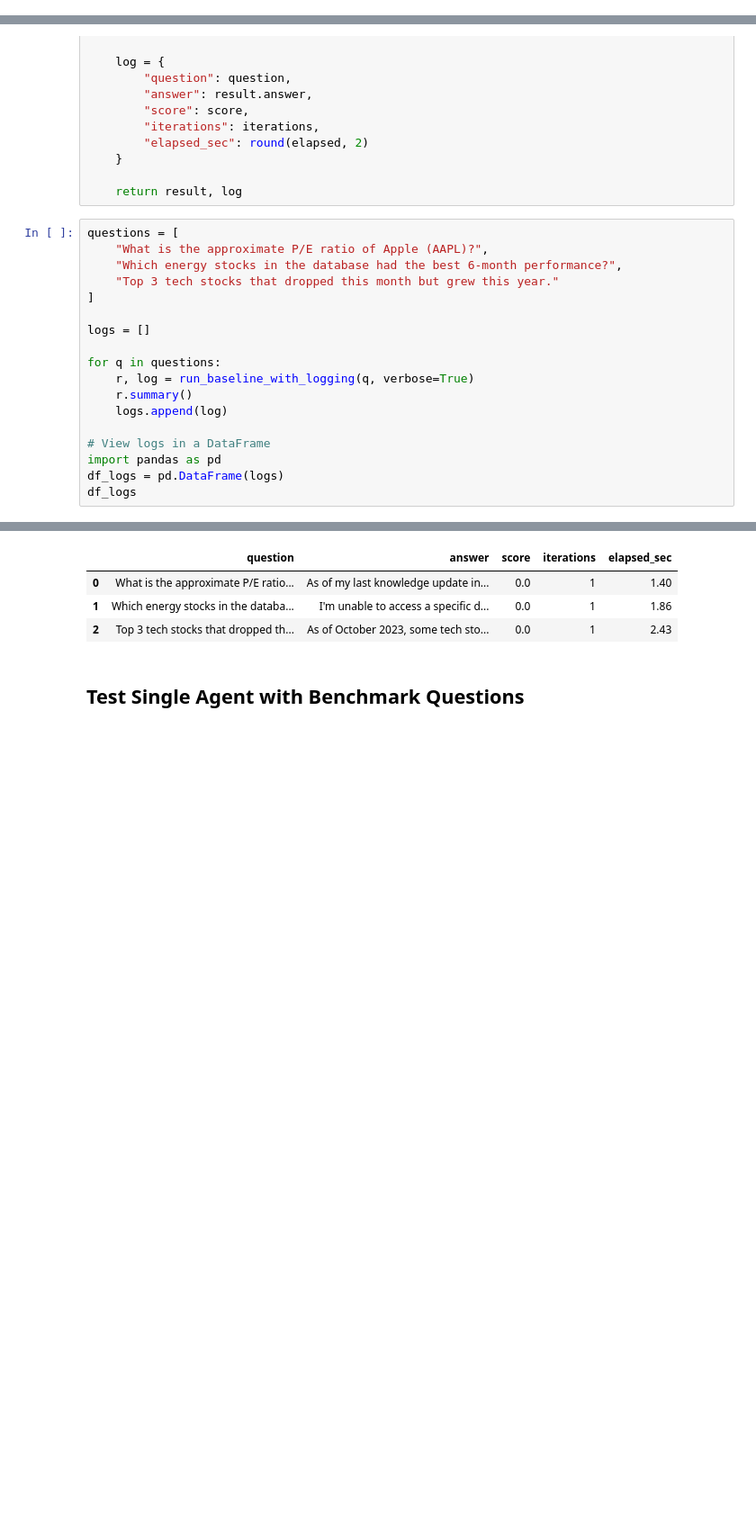
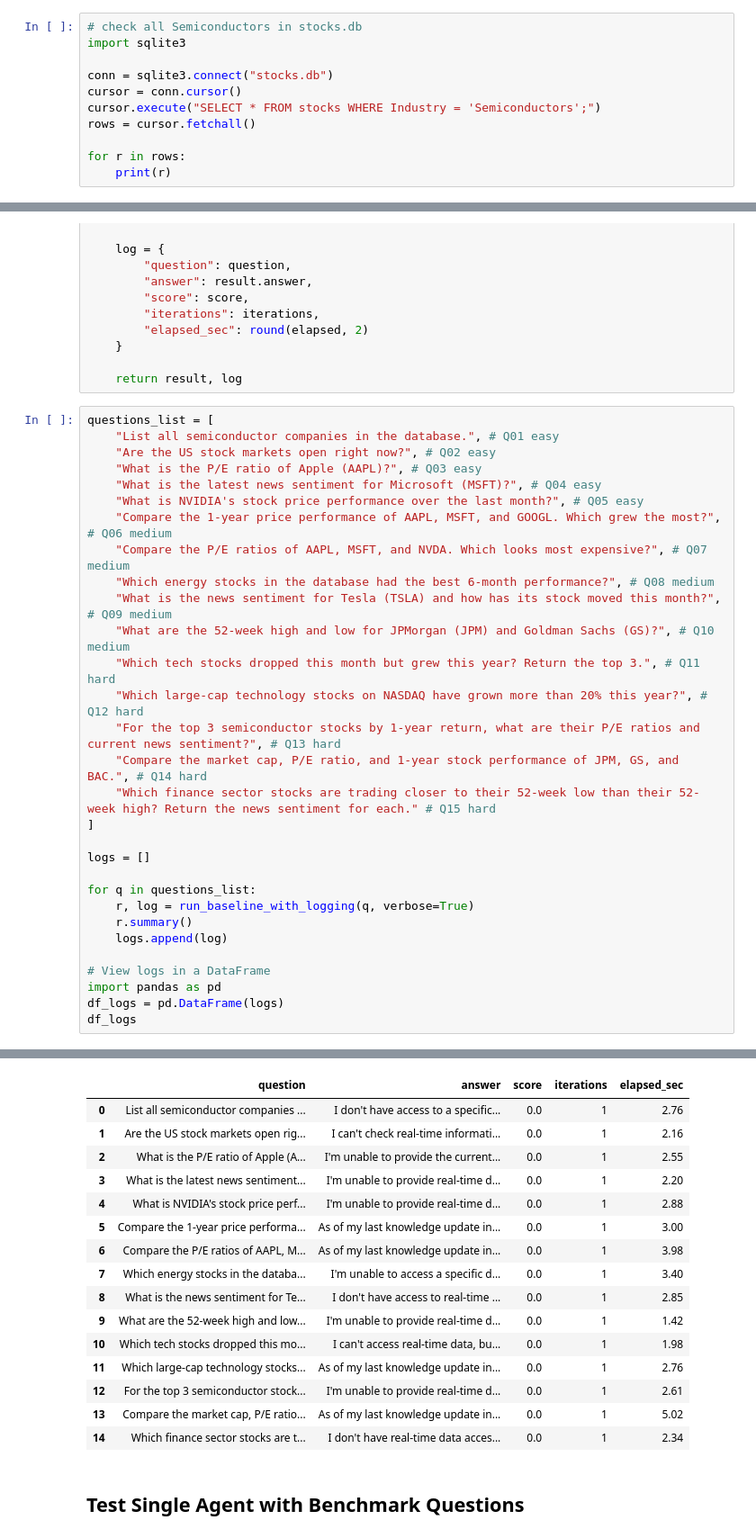
Before and after one commit to chloe-zh97/winter2026-llm, a Jupyter notebook: minipro3/mp3_assignment.ipynb, the cells around one changed output, grey strips where cells are left out. Shown at 90% size. Saved outputs shown, nothing was run; the diff lists cells and outputs as text; blank space fills up the shorter version.

```diff
--- a/minipro3/mp3_assignment.ipynb
+++ b/minipro3/mp3_assignment.ipynb
@@ -141,3 +141,14 @@ Communication Services
            Real Estate
             Technology
              Utilities
+# %%
+# check all Semiconductors in stocks.db
+import sqlite3
+
+conn = sqlite3.connect("stocks.db")
+cursor = conn.cursor()
+cursor.execute("SELECT * FROM stocks WHERE Industry = 'Semiconductors';")
+rows = cursor.fetchall()
+
+for r in rows:
+    print(r)
@@ -861,15 +888,27 @@ def run_baseline_with_logging(question: str, verbose: bool = True):
 
     return result, log
 # %%
-questions = [
-    "What is the approximate P/E ratio of Apple (AAPL)?",
-    "Which energy stocks in the database had the best 6-month performance?",
-    "Top 3 tech stocks that dropped this month but grew this year."
+questions_list = [
+    "List all semiconductor companies in the database.", # Q01 easy
+    "Are the US stock markets open right now?", # Q02 easy
+    "What is the P/E ratio of Apple (AAPL)?", # Q03 easy
+    "What is the latest news sentiment for Microsoft (MSFT)?", # Q04 easy
+    "What is NVIDIA's stock price performance over the last month?", # Q05 easy
+    "Compare the 1-year price performance of AAPL, MSFT, and GOOGL. Which grew the most?", # Q06 medium
+    "Compare the P/E ratios of AAPL, MSFT, and NVDA. Which looks most expensive?", # Q07 medium
+    "Which energy stocks in the database had the best 6-month performance?", # Q08 medium
+    "What is the news sentiment for Tesla (TSLA) and how has its stock moved this month?", # Q09 medium
+    "What are the 52-week high and low for JPMorgan (JPM) and Goldman Sachs (GS)?", # Q10 medium
+    "Which tech stocks dropped this month but grew this year? Return the top 3.", # Q11 hard
+    "Which large-cap technology stocks on NASDAQ have grown more than 20% this year?", # Q12 hard
+    "For the top 3 semiconductor stocks by 1-year return, what are their P/E ratios and current news sentiment?", # Q13 hard
+    "Compare the market cap, P/E ratio, and 1-year stock performance of JPM, GS, and BAC.", # Q14 hard
+    "Which finance sector stocks are trading closer to their 52-week low than their 52-week high? Return the news sentiment for each." # Q15 hard
 ]
 
 logs = []
 
-for q in questions:
+for q in questions_list:
     r, log = run_baseline_with_logging(q, verbose=True)
     r.summary()
     logs.append(log)
@@ -899,7 +938,19 @@ Answer     :
 |  | question | answer | score | iterations | elapsed_sec |
-| 0 | What is the approximate P/E ratio... | As of my last knowledge update in... | 0.0 | 1 | 1.40 |
-| 1 | Which energy stocks in the databa... | I'm unable to access a specific d... | 0.0 | 1 | 1.86 |
-| 2 | Top 3 tech stocks that dropped th... | As of October 2023, some tech sto... | 0.0 | 1 | 2.43 |
+| 0 | List all semiconductor companies ... | I don't have access to a specific... | 0.0 | 1 | 2.76 |
+| 1 | Are the US stock markets open rig... | I can't check real-time informati... | 0.0 | 1 | 2.16 |
+| 2 | What is the P/E ratio of Apple (A... | I'm unable to provide the current... | 0.0 | 1 | 2.55 |
+| 3 | What is the latest news sentiment... | I'm unable to provide real-time d... | 0.0 | 1 | 2.20 |
+| 4 | What is NVIDIA's stock price perf... | I'm unable to provide real-time d... | 0.0 | 1 | 2.88 |
+| 5 | Compare the 1-year price performa... | As of my last knowledge update in... | 0.0 | 1 | 3.00 |
+| 6 | Compare the P/E ratios of AAPL, M... | As of my last knowledge update in... | 0.0 | 1 | 3.98 |
+| 7 | Which energy stocks in the databa... | I'm unable to access a specific d... | 0.0 | 1 | 3.40 |
+| 8 | What is the news sentiment for Te... | I don't have access to real-time ... | 0.0 | 1 | 2.85 |
+| 9 | What are the 52-week high and low... | I'm unable to provide real-time d... | 0.0 | 1 | 1.42 |
+| 10 | Which tech stocks dropped this mo... | I can't access real-time data, bu... | 0.0 | 1 | 1.98 |
+| 11 | Which large-cap technology stocks... | As of my last knowledge update in... | 0.0 | 1 | 2.76 |
+| 12 | For the top 3 semiconductor stock... | I'm unable to provide real-time d... | 0.0 | 1 | 2.61 |
+| 13 | Compare the market cap, P/E ratio... | As of my last knowledge update in... | 0.0 | 1 | 5.02 |
+| 14 | Which finance sector stocks are t... | I don't have real-time data acces... | 0.0 | 1 | 2.34 |
 # %% [markdown]
 ## Test Single Agent with Benchmark Questions
 # %% [markdown]
```
Also changed, not shown: parts of 18 cells of this notebook, 3 other files.
